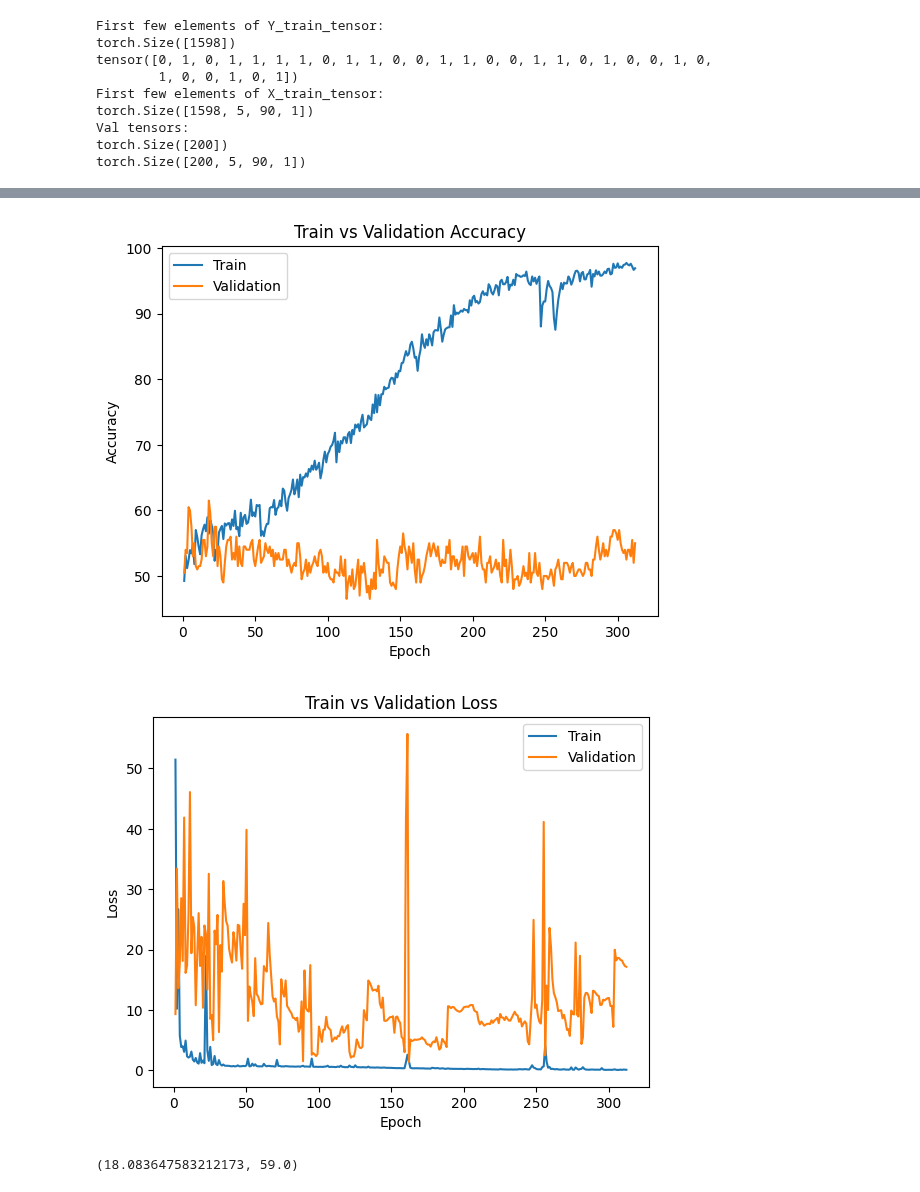
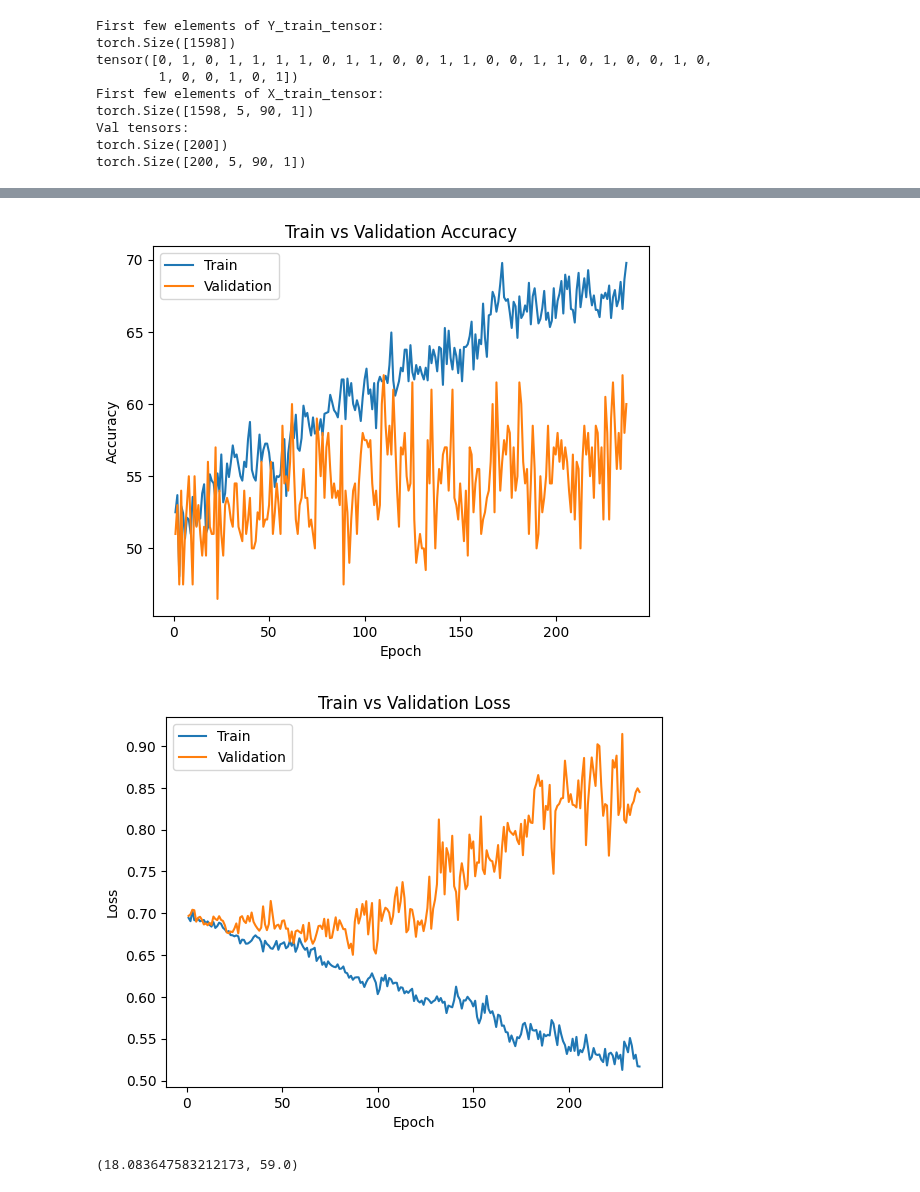
Before and after one commit to antoinevilain001/aps360project, a Jupyter notebook: antoine/cnn-ltsm3.ipynb, the cells around one changed output, grey strips where cells are left out. Cells and saved outputs as stored; diff of their text form; code cells hidden in the pictures.

```diff
--- a/antoine/cnn-ltsm3.ipynb
+++ b/antoine/cnn-ltsm3.ipynb
@@ -202,9 +202,12 @@ class AntoineNet(nn.Module):
         self._to_linear = None
         self._compute_linear_input_size()
 
+        # LSTM Layer
+        self.lstm = nn.LSTM(input_size=self._to_linear, hidden_size=64, num_layers=1, batch_first=True)
+
         # Fully Connected Layers
-        self.fc0 = nn.Linear(self._to_linear, 64)  # First FC layer
-        self.fc1 = nn.Linear(64, 1)  # Output layer
+        self.fc1 = nn.Linear(64, 32)  # First hidden layer
+        self.fc2 = nn.Linear(32, 1)  # Output layer
 
     def _compute_linear_input_size(self):
         with torch.no_grad():
@@ -213,8 +216,9 @@ class AntoineNet(nn.Module):
             x = self.dropout(x)
             x = self.pool(self.relu(self.conv2(x)))
             x = self.dropout(x)
-            x = x.view(x.size(0), -1)  # Fully flatten
-            self._to_linear = x.shape[1]  # Extract feature size
+            x = x.permute(0, 2, 1, 3).contiguous()  # (batch, time_steps, channels, features)
+            x = x.view(x.size(0), x.size(1), -1)  # Flatten last two dimensions
+            self._to_linear = x.shape[2]  # Feature size per timestep for LSTM
 
     def forward(self, x):
         x = x.view(-1, 1, 5, 90)  # Ensure correct shape
@@ -223,13 +227,20 @@ class AntoineNet(nn.Module):
         x = self.pool(self.relu(self.conv2(x)))
         x = self.dropout(x)
 
-        # Flatten for FC layers
-        x = x.view(x.size(0), -1)
+        # Reshape for LSTM
+        x = x.permute(0, 2, 1, 3).contiguous()  # (batch, time_steps, channels, features)
+        x = x.view(x.size(0), x.size(1), -1)  # Flatten (batch, time_steps, features)
+
+        # LSTM processing
+        x, _ = self.lstm(x)  # Output shape: (batch, time_steps, hidden_size)
+        x = x[:, -1, :]  # Take last time step's output
 
         # Fully Connected Layers
-        x = self.relu(self.fc0(x))  # First FC layer with activation
-        x = self.fc1(x)  # Output layer
+        x = self.relu(self.fc1(x))  # First FC layer with activation
+        x = self.dropout(x)
+        x = self.fc2(x)  # Output layer
         return x  # No sigmoid (for regression tasks)
+
 
 
 
@@ -265,5 +276,5 @@ Best val loss: 1.3819110138075692
-[figure, old version]
+[figure, new version]
-[figure, old version]
+[figure, new version]
 # %%
 def evaluate_model(model, val_loader):
     criterion = nn.BCEWithLogitsLoss()
```
Also changed, not shown: parts of 1 cell of this notebook.
